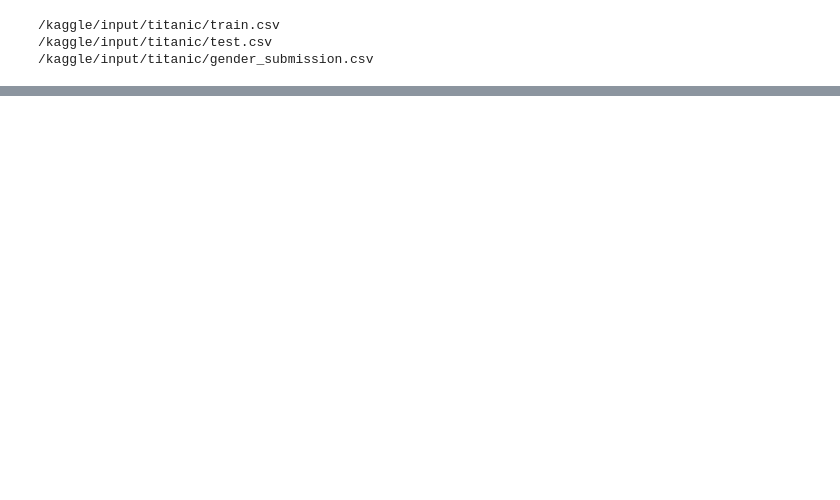
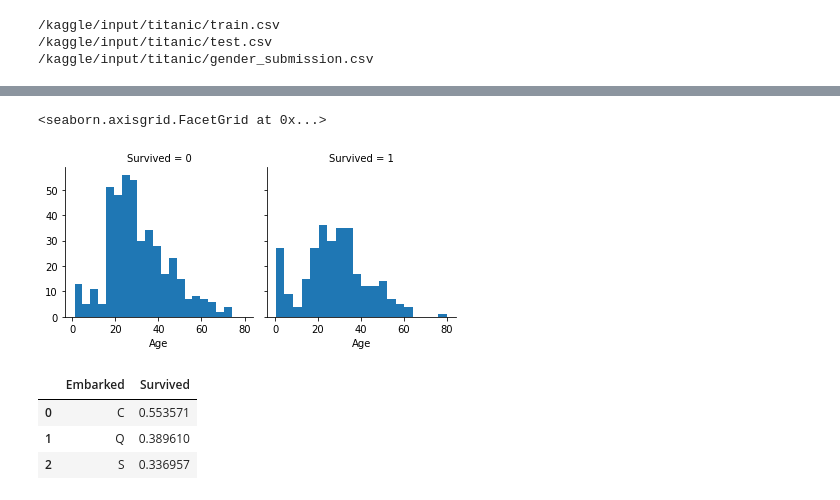
Before and after one commit to johnma02/kaggle-titanic, a Jupyter notebook: titanic-dataset.ipynb, the cells around one changed output, grey strips where cells are left out. Cells and saved outputs as stored; diff of their text form; code cells hidden in the pictures; blank space fills up the shorter version.

```diff
--- a/titanic-dataset.ipynb
+++ b/titanic-dataset.ipynb
@@ -44,0 +117,13 @@ train_df.head(5) # Previewing data
+# %%
+age_histogram = sns.FacetGrid(train_df, col = "Survived")
+age_histogram.map(plt.hist, "Age", bins = 20)
+# %% [output]
+<seaborn.axisgrid.FacetGrid at 0x...>
+[figure, added]
+# %%
+train_df[["Embarked", "Survived"]].groupby(["Embarked"], as_index=False).mean()
+# %% [output]
+|  | Embarked | Survived |
+| 0 | C | 0.553571 |
+| 1 | Q | 0.389610 |
+| 2 | S | 0.336957 |
```
Also changed, not shown: parts of 23 cells of this notebook.
